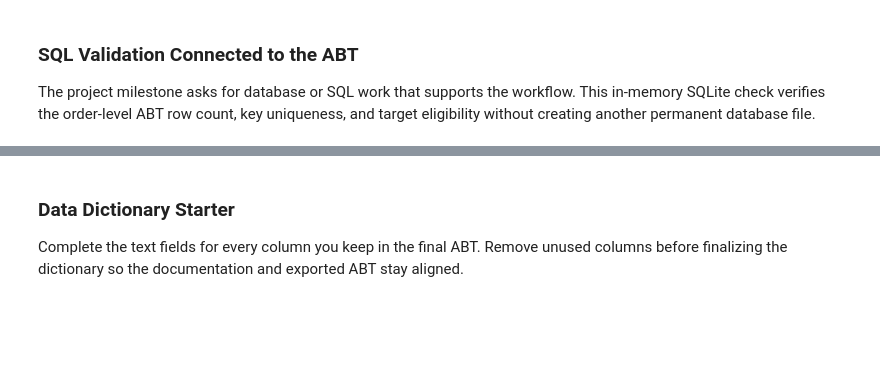
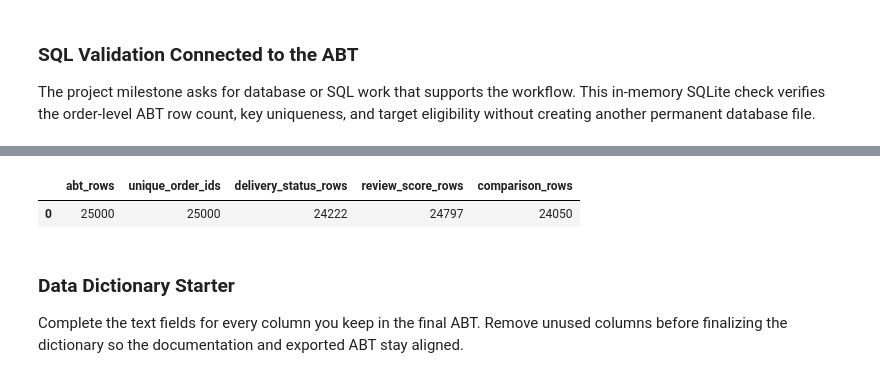
Before and after one commit to jford2001/Project-Ban6003, a Jupyter notebook: notebooks/olist_project_starter.ipynb, the cells around one changed output, grey strips where cells are left out. Cells and saved outputs as stored; diff of their text form; code cells hidden in the pictures; blank space fills up the shorter version.

```diff
--- a/notebooks/olist_project_starter.ipynb
+++ b/notebooks/olist_project_starter.ipynb
@@ -511,21 +680,26 @@ The project milestone asks for database or SQL work that supports the workflow.
 # %%
-import sqlite3
+import duckdb
 
-with sqlite3.connect(":memory:") as connection:
-    abt.to_sql("olist_order_abt", connection, if_exists="replace", index=False)
-    sql_abt_check = pd.read_sql_query(
-        '''
+with duckdb.connect() as connection:
+    connection.register("olist_order_abt", abt)
+
+    sql_abt_check = connection.execute("""
         SELECT
             COUNT(*) AS abt_rows,
             COUNT(DISTINCT order_id) AS unique_order_ids,
-            SUM(CASE WHEN delivered_late IS NOT NULL THEN 1 ELSE 0 END) AS delivery_target_rows,
-            SUM(CASE WHEN high_review_score IS NOT NULL THEN 1 ELSE 0 END) AS review_target_rows
+            COUNT(delivered_late) AS delivery_status_rows,
+            COUNT(review_score_mean) AS review_score_rows,
+            COUNT(*) FILTER (
+                WHERE delivered_late IS NOT NULL
+                  AND review_score_mean IS NOT NULL
+            ) AS comparison_rows
         FROM olist_order_abt
-        ''',
-        connection,
-    )
+    """).df()
 
 display(sql_abt_check)
+# %% [output]
+|  | abt_rows | unique_order_ids | delivery_status_rows | review_score_rows | comparison_rows |
+| 0 | 25000 | 25000 | 24222 | 24797 | 24050 |
 # %% [markdown]
 ### Data Dictionary Starter
 
```
Also changed, not shown: parts of 9 cells of this notebook.
